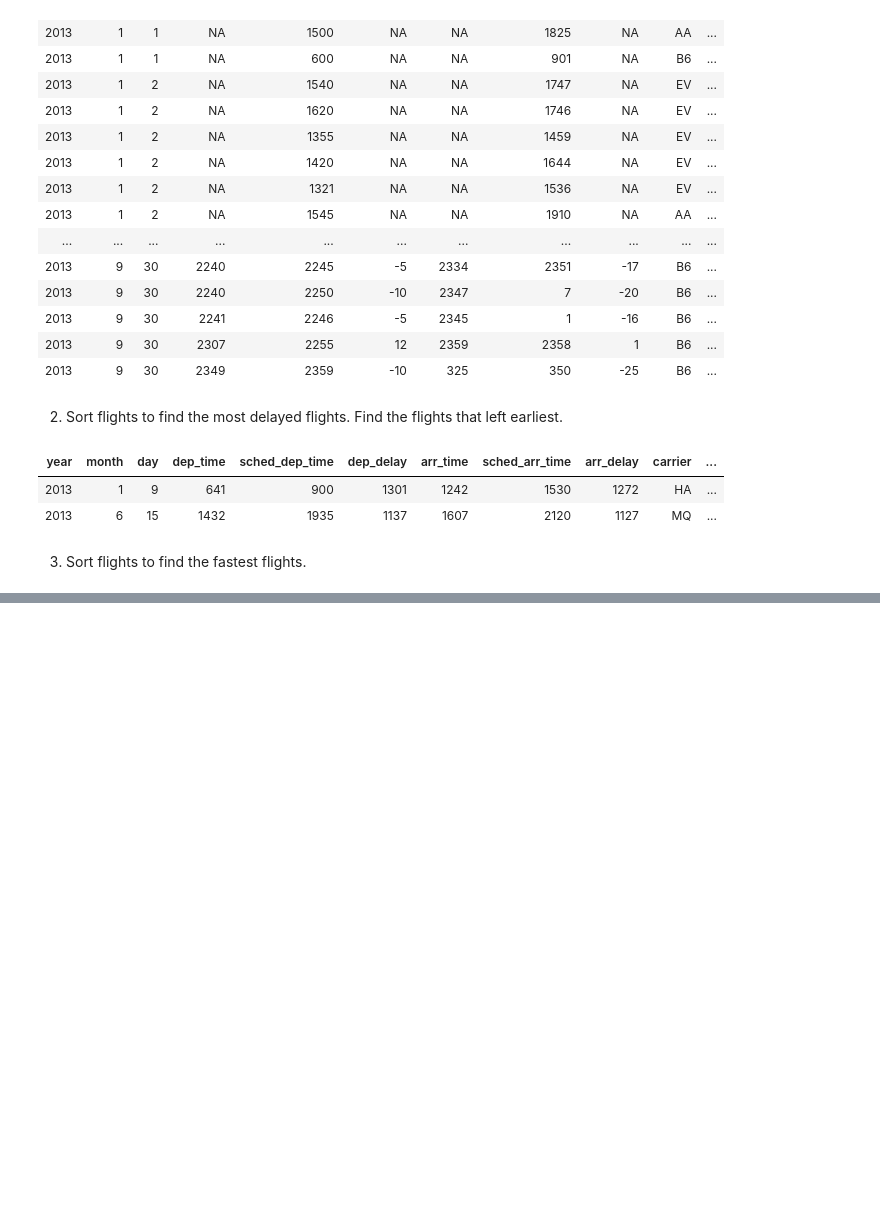
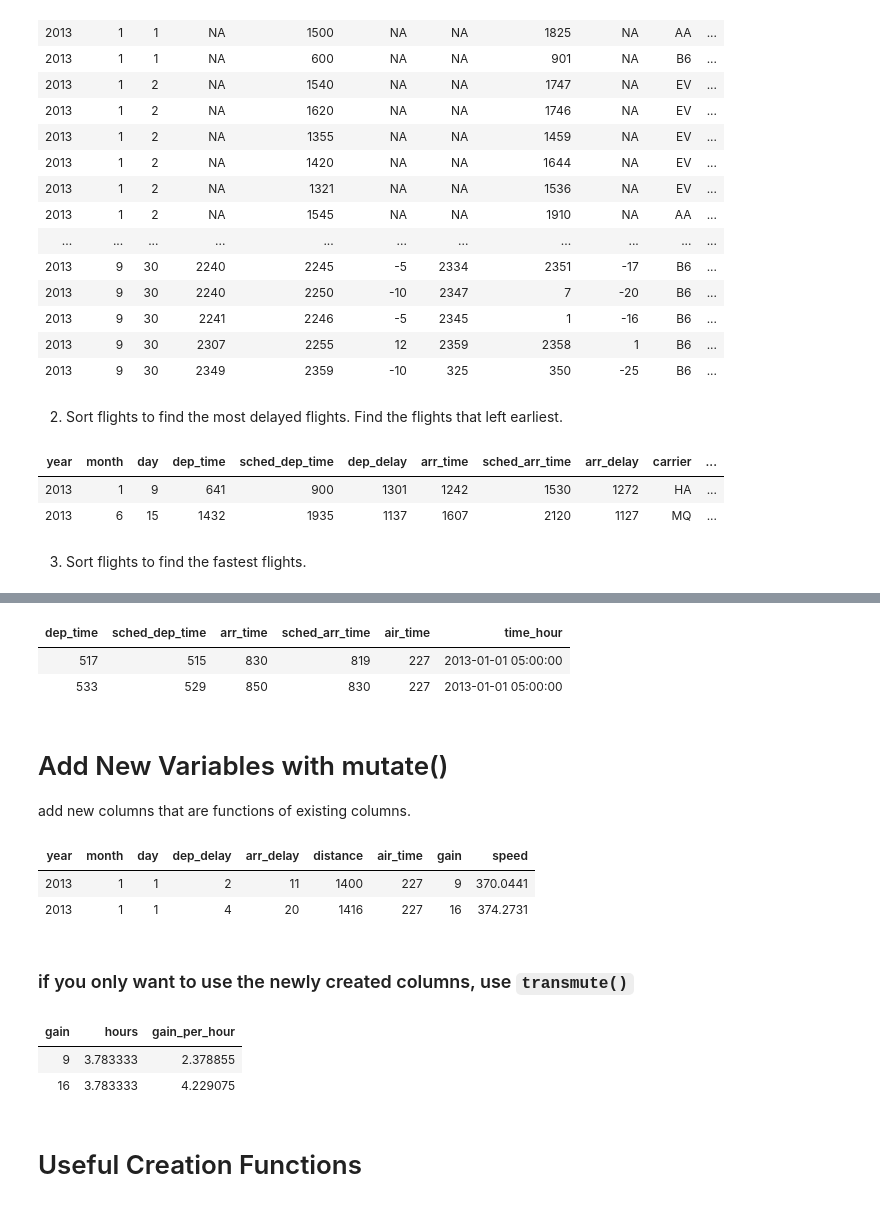
Before and after one commit to NathanZorndorf/nathanzorndorf.github.io, a Jupyter notebook: _jupyter/chapter-3-data-transformation-with-dplyr.ipynb, the cells around one changed output, grey strips where cells are left out. Cells and saved outputs as stored; diff of their text form; code cells hidden in the pictures; blank space fills up the shorter version.

```diff
--- a/_jupyter/chapter-3-data-transformation-with-dplyr.ipynb
+++ b/_jupyter/chapter-3-data-transformation-with-dplyr.ipynb
@@ -126,0 +214,40 @@ head(arrange(flights, desc(dep_delay)), 2)
+# %%
+head(select(flights, contains("TIME")), 2)
+# %% [output]
+| dep_time | sched_dep_time | arr_time | sched_arr_time | air_time | time_hour |
+| 517 | 515 | 830 | 819 | 227 | 2013-01-01 05:00:00 |
+| 533 | 529 | 850 | 830 | 227 | 2013-01-01 05:00:00 |
+# %% [markdown]
+# Add New Variables with mutate()
+
+add new columns that are functions of existing columns.
+# %%
+flights_sml <- select(
+    flights,
+    year:day,
+    ends_with("delay"),
+    distance,
+    air_time
+)
+
+flights_sml  <- mutate(flights_sml,
+    gain = arr_delay - dep_delay,
+    speed = distance / air_time * 60
+)
+head(flights_sml, 2)
+# %% [output]
+| year | month | day | dep_delay | arr_delay | distance | air_time | gain | speed |
+| 2013 | 1 | 1 | 2 | 11 | 1400 | 227 | 9 | 370.0441 |
+| 2013 | 1 | 1 | 4 | 20 | 1416 | 227 | 16 | 374.2731 |
+# %% [markdown]
+### if you only want to use the newly created columns, use `transmute()`
+# %%
+head(transmute(flights,
+gain = arr_delay - dep_delay, hours = air_time / 60, gain_per_hour = gain / hours
+), 2)
+# %% [output]
+| gain | hours | gain_per_hour |
+| 9 | 3.783333 | 2.378855 |
+| 16 | 3.783333 | 4.229075 |
+# %% [markdown]
+# Useful Creation Functions
```
Also changed, not shown: parts of 23 cells of this notebook.
